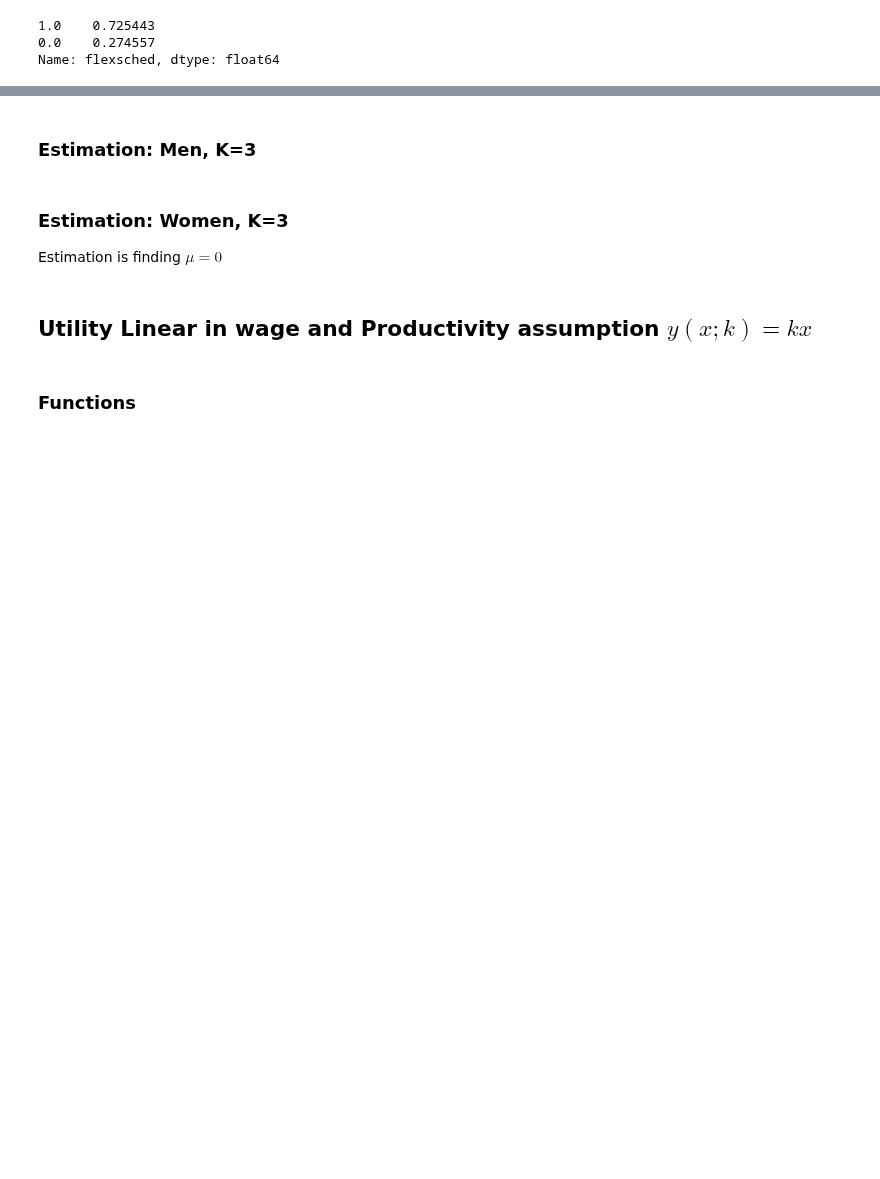
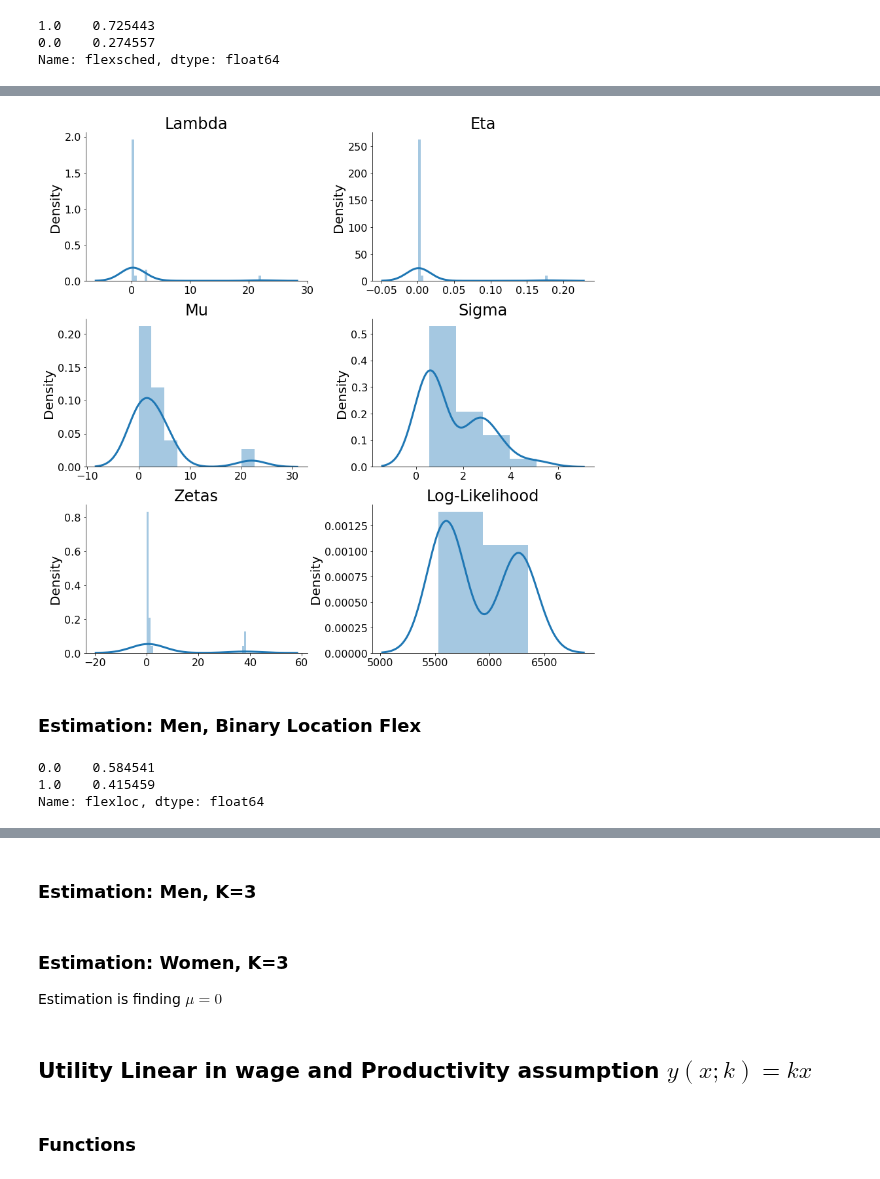
Before and after one commit to meganmccoy/flexibility-in-search-model, a Jupyter notebook: SimplifiedModel.ipynb, the cells around one changed output, grey strips where cells are left out. Saved outputs shown, nothing was run; the diff lists cells and outputs as text; code cells hidden in the pictures; blank space fills up the shorter version.

Commit message:
Estimating on men and women, schedule and location flex

```diff
--- a/SimplifiedModel.ipynb
+++ b/SimplifiedModel.ipynb
@@ -461 +580,22 @@ array([5.41175643e-02, 1.16628501e-03, 4.74784929e-01, 4.37841425e+00,
+# %%
+fig, ax = plt.subplots(3,2,figsize=(12,12))
+
+sns.distplot(lambdas, ax=ax[0,0]).set(title="Lambda")
+sns.distplot(etas, ax=ax[0,1]).set(title="Eta")
+sns.distplot(mus, ax=ax[1,0]).set(title="Mu")
+sns.distplot(sigmas, ax=ax[1,1]).set(title="Sigma")
+sns.distplot(zetas, ax=ax[2,0]).set(title="Zetas")
+sns.distplot(logL, ax=ax[2,1]).set(title="Log-Likelihood")
+
+plt.tight_layout()
+# %% [output]
+[figure, added]
+# %% [markdown]
+### Estimation: Men, Binary Location Flex
+# %%
+men['flexloc'].value_counts(normalize=True, sort=False)
+# %% [output]
+0.0    0.584541
+1.0    0.415459
+Name: flexloc, dtype: float64
 # %%
```
Also changed, not shown: parts of 32 cells of this notebook.
